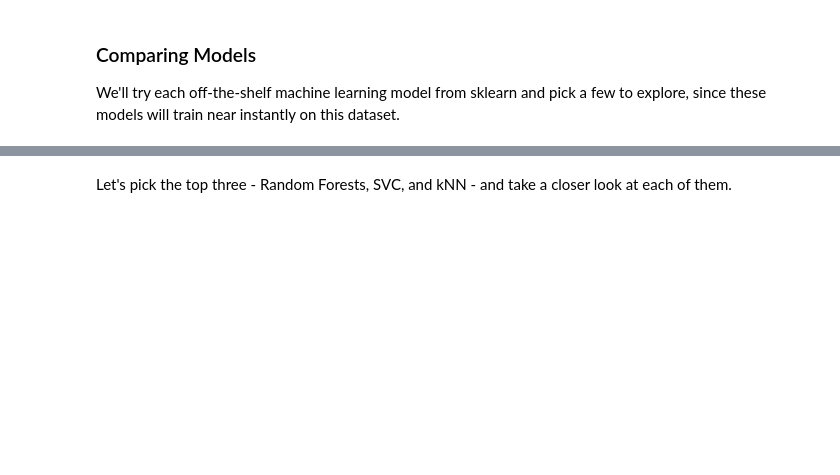
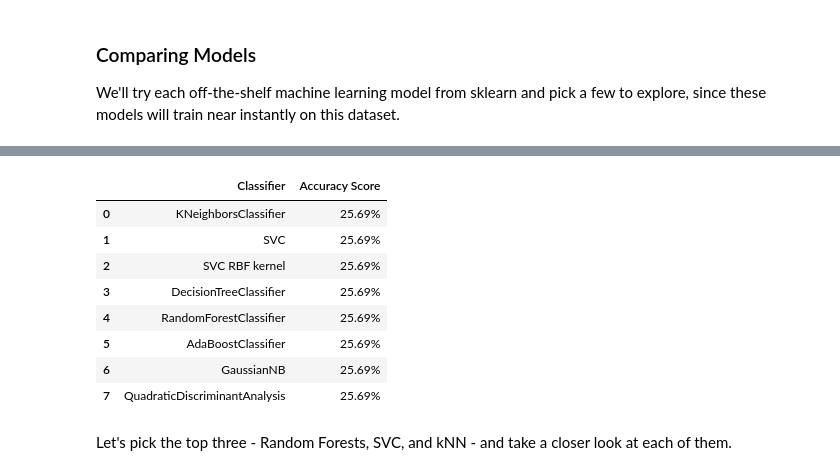
Before and after one commit to MichaelTj02/Week3-ClassicML, a Jupyter notebook: Week_3_MachineLearning.ipynb, the cells around one changed output, grey strips where cells are left out. Saved outputs shown, nothing was run; the diff lists cells and outputs as text; code cells hidden in the pictures; blank space fills up the shorter version.

```diff
--- a/Week_3_MachineLearning.ipynb
+++ b/Week_3_MachineLearning.ipynb
@@ -741,3 +877,41 @@ ValueError: y has only 1 sample in class angry, covariance is ill defined.
+# %%
+from sklearn.neighbors import KNeighborsClassifier
+from sklearn.svm import SVC
+from sklearn.tree import DecisionTreeClassifier
+from sklearn.ensemble import RandomForestClassifier, AdaBoostClassifier
+from sklearn.naive_bayes import GaussianNB
+from sklearn.discriminant_analysis import QuadraticDiscriminantAnalysis
+
+classification3_models = [
+    KNeighborsClassifier(),#(3),
+    SVC(kernel='linear'),#, C=0.025),
+    SVC(kernel='rbf'),
+    DecisionTreeClassifier(),#max_depth=5),
+    RandomForestClassifier(),#max_depth=5, n_estimators=10, max_features=1),
+    AdaBoostClassifier(),
+    GaussianNB(),
+    QuadraticDiscriminantAnalysis()]
+
+scores3 = []
+for model3 in classification3_models:
+    model3.fit(X_train_scaled, y_train)
+    score3 = model3.score(X_test_scaled, y_test)
+    model3_name = type(model3).__name__
+    if model3_name=='SVC' and model3.kernel=='rbf': model3_name+=' RBF kernel'
+    scores3.append((model3_name,(f'{100*score:.2f}%')))
+# Make it pretty
+scores3_df = pd.DataFrame(scores3,columns=['Classifier','Accuracy Score'])
+scores3_df.sort_values(by='Accuracy Score',axis=0,ascending=False)
+# %% [output]
+|  | Classifier | Accuracy Score |
+| 0 | KNeighborsClassifier | 25.69% |
+| 1 | SVC | 25.69% |
+| 2 | SVC RBF kernel | 25.69% |
+| 3 | DecisionTreeClassifier | 25.69% |
+| 4 | RandomForestClassifier | 25.69% |
+| 5 | AdaBoostClassifier | 25.69% |
+| 6 | GaussianNB | 25.69% |
+| 7 | QuadraticDiscriminantAnalysis | 25.69% |
 # %% [markdown]
 Let's pick the top three - Random Forests, SVC, and kNN - and take a closer look at each of them.
 # %% [markdown]
```
Also changed, not shown: parts of 26 cells of this notebook.
